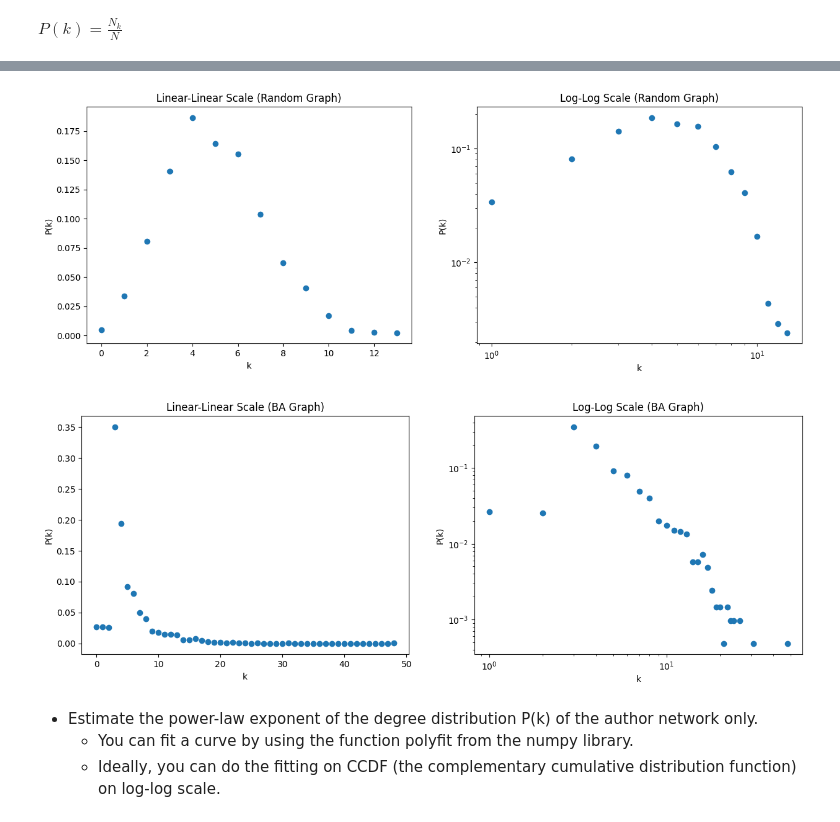
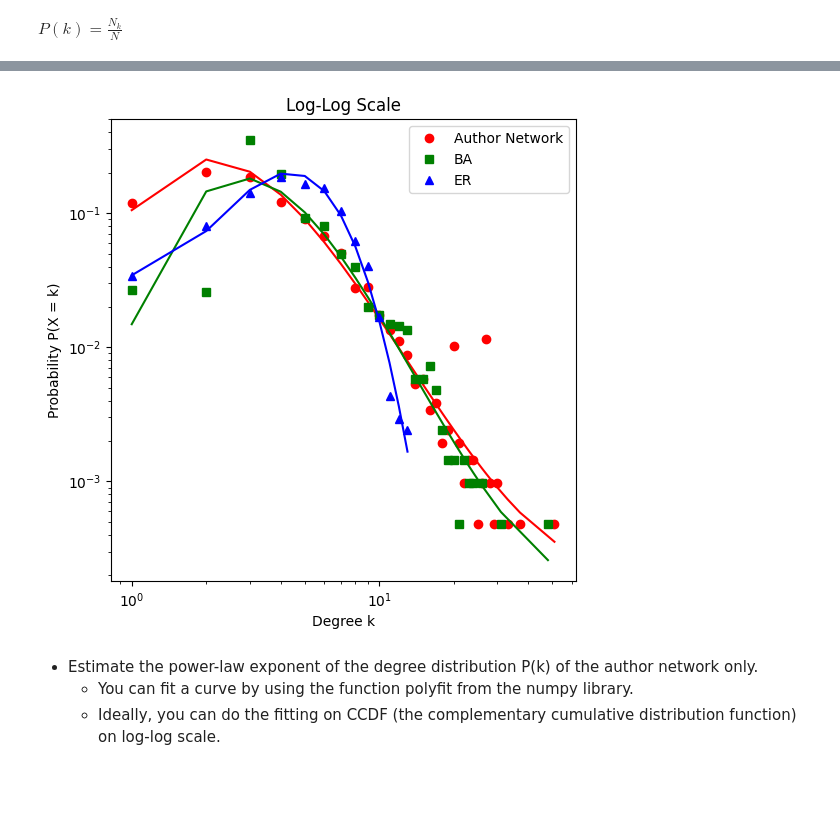
Before and after one commit to ignRyann/author-network-analysis, a Jupyter notebook: coursework1.ipynb, the cells around one changed output, grey strips where cells are left out. Cells and saved outputs as stored; diff of their text form; code cells hidden in the pictures; blank space fills up the shorter version.

```diff
--- a/coursework1.ipynb
+++ b/coursework1.ipynb
@@ -156,11 +183,7 @@ plot_degree_distribution(author_network, 'Author Network')
-# %%
-plot_degree_distribution(ER, "Random Graph")
-# %% [output]
-[figure, removed]
-# %%
-plot_degree_distribution(BA, "BA Graph")
-# %% [output]
-[figure, removed]
+# %%
+plot_degree_distribution_log_scale([author_network, BA, ER], ['Author Network', 'BA', 'ER'])
+# %% [output]
+[figure, added]
 # %% [markdown]
 - Estimate the power-law exponent of the degree distribution P(k) of the author
 network only.
```
Also changed, not shown: parts of 39 cells of this notebook.
